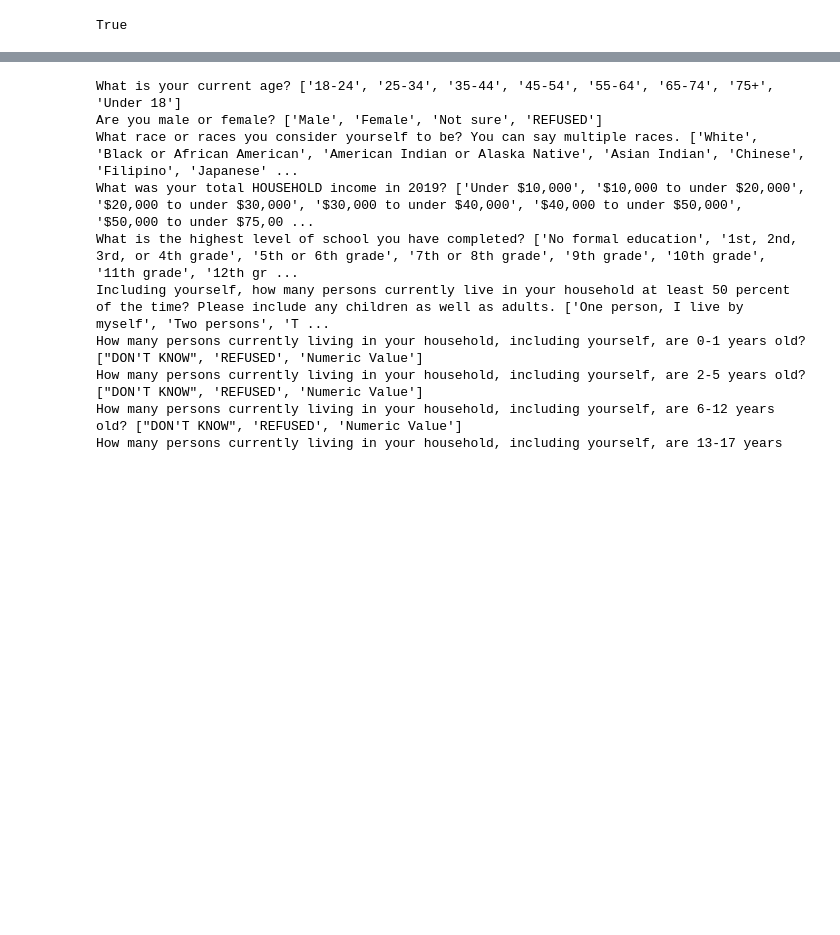
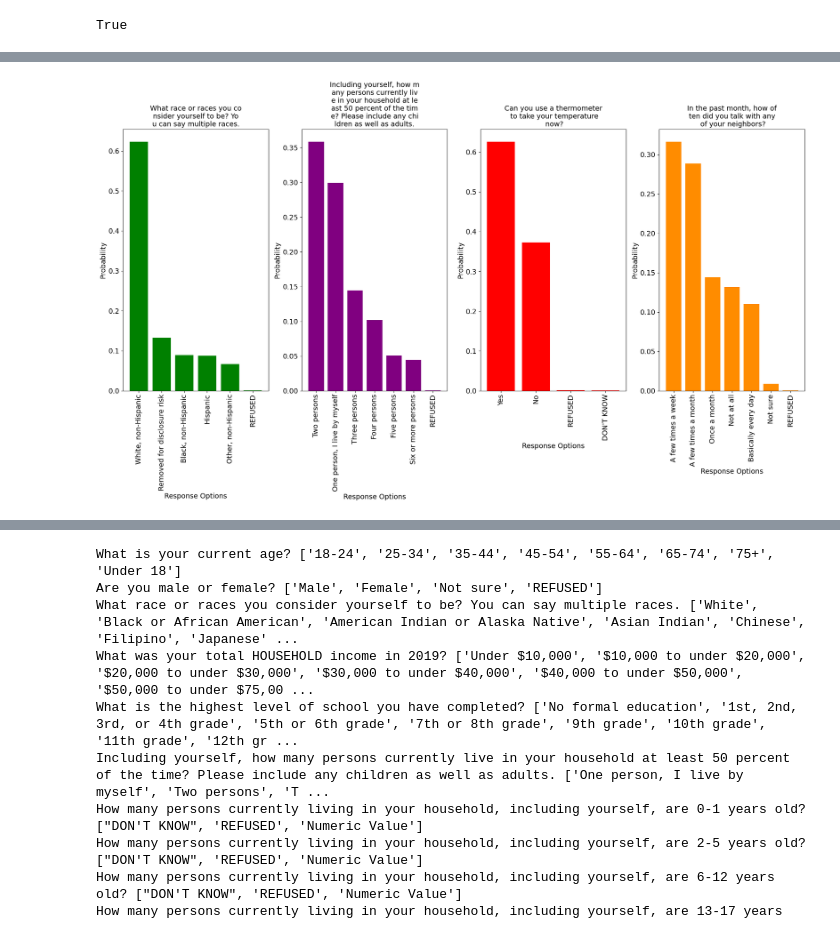
Before and after one commit to Kurmich/ai-agent-based-survey, a Jupyter notebook: generate_scripts.ipynb, the cells around one changed output, grey strips where cells are left out. Drawn from its saved outputs; the diff is of its cells as text; code cells hidden in the pictures; blank space fills up the shorter version.

```diff
--- a/generate_scripts.ipynb
+++ b/generate_scripts.ipynb
@@ -17,0 +243,4 @@ True
+# %%
+plot_response_histograms(text_survey_df, codebook, [ 'RACETH', 'HHSIZE1', 'PHYS11', 'SOC2A'], colors = ['green', 'purple', 'red', 'darkorange'])
+# %% [output]
+[figure, added]
```
Also changed, not shown: parts of 21 cells of this notebook, 4 other files.
